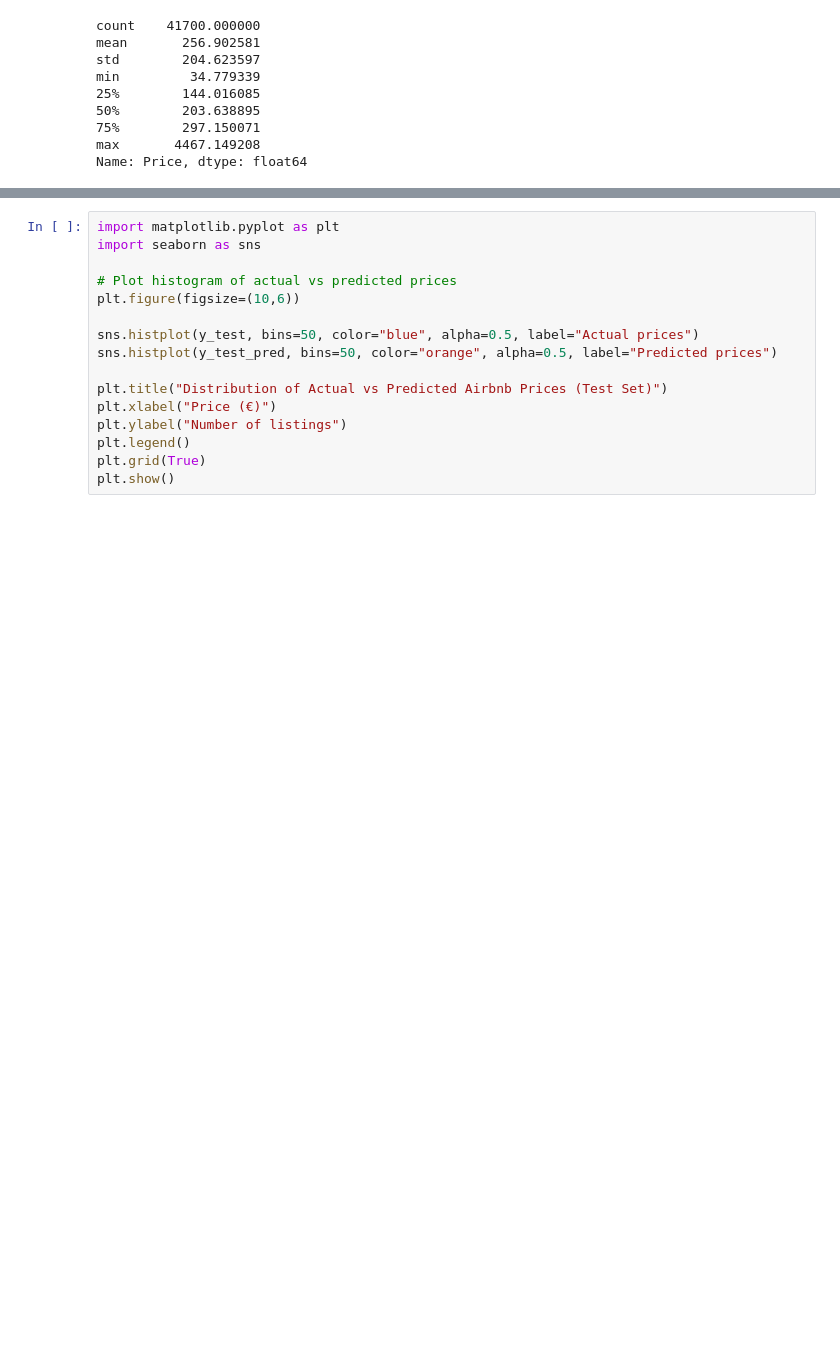
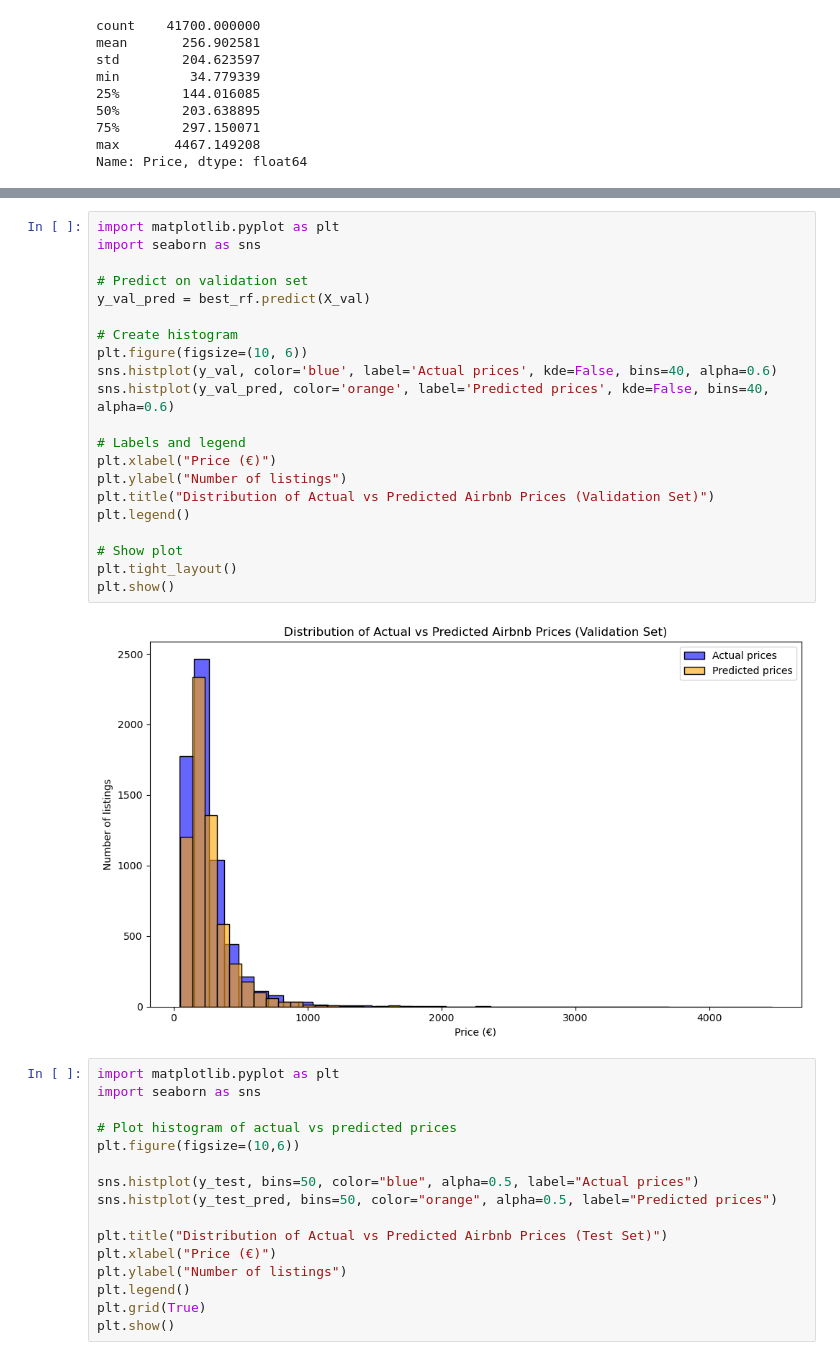
Before and after one commit to Joona1024/MLProject, a Jupyter notebook: Randomforest/Randomforest.ipynb, the cells around one changed output, grey strips where cells are left out. Cells and saved outputs as stored; diff of their text form; blank space fills up the shorter version.

Commit message:
Add histogram of predicted vs actual prices for validation set

```diff
--- a/Randomforest/Randomforest.ipynb
+++ b/Randomforest/Randomforest.ipynb
@@ -130,3 +118,26 @@ print(y_test_pred)
+# %%
+import matplotlib.pyplot as plt
+import seaborn as sns
+
+# Predict on validation set
+y_val_pred = best_rf.predict(X_val)
+
+# Create histogram
+plt.figure(figsize=(10, 6))
+sns.histplot(y_val, color='blue', label='Actual prices', kde=False, bins=40, alpha=0.6)
+sns.histplot(y_val_pred, color='orange', label='Predicted prices', kde=False, bins=40, alpha=0.6)
+
+# Labels and legend
+plt.xlabel("Price (€)")
+plt.ylabel("Number of listings")
+plt.title("Distribution of Actual vs Predicted Airbnb Prices (Validation Set)")
+plt.legend()
+
+# Show plot
+plt.tight_layout()
+plt.show()
+# %% [output]
+[figure, added]
 # %%
 import matplotlib.pyplot as plt
 import seaborn as sns
```
Also changed, not shown: parts of 8 cells of this notebook.
